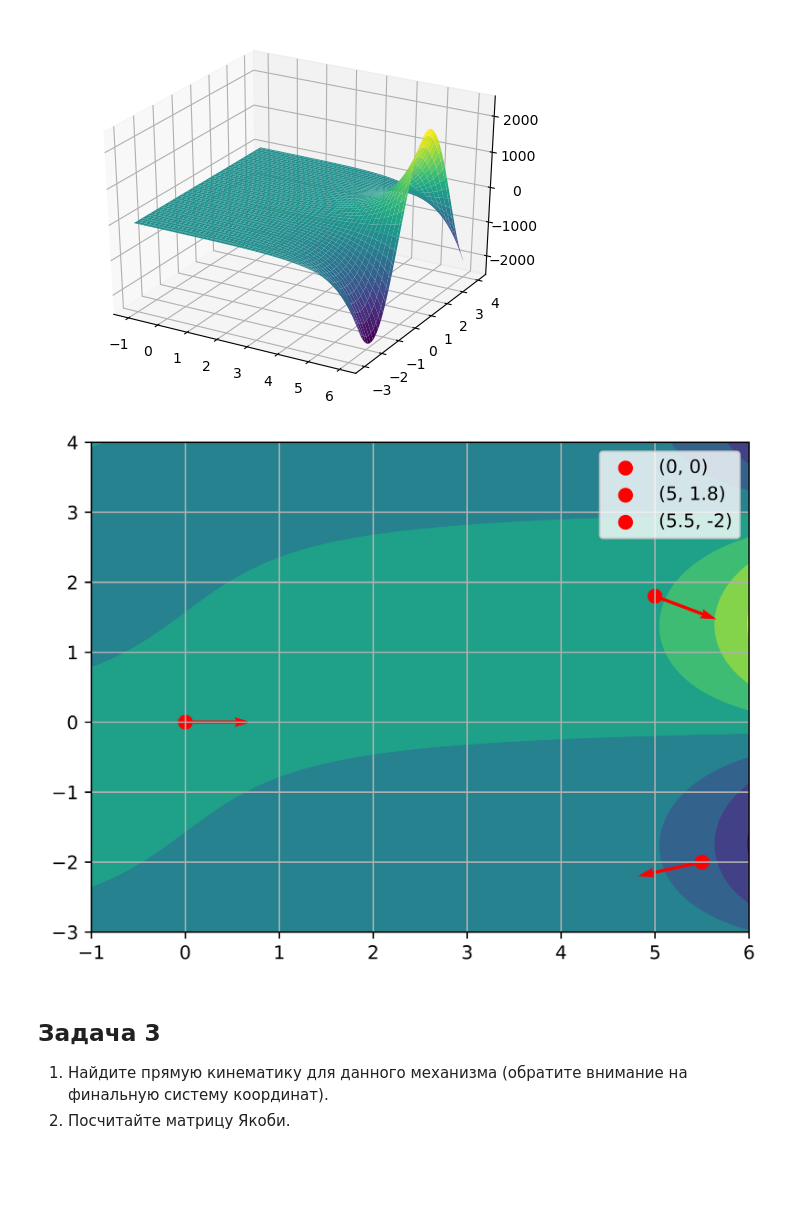
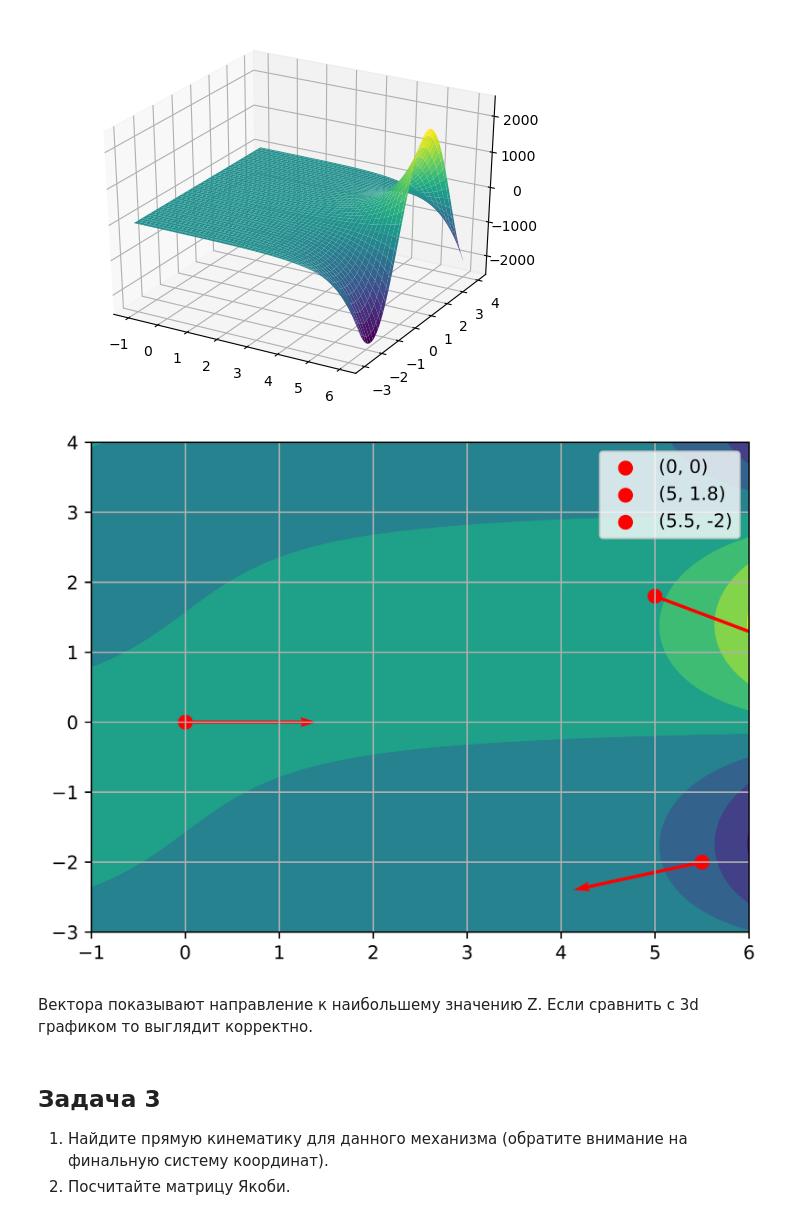
Before and after one commit to Acorn92/mathPy, a Jupyter notebook: p3/Практическая работа. Математический анализ и решение дифференциальных уравнений.ipynb, the cells around one changed output. Drawn from its saved outputs; the diff is of its cells as text; code cells hidden in the pictures; blank space fills up the shorter version.

```diff
--- a/p3/Практическая работа. Математический анализ и решение дифференциальных уравнений.ipynb
+++ b/p3/Практическая работа. Математический анализ и решение дифференциальных уравнений.ipynb
@@ -228,23 +228,25 @@ plt.show()
 # %%
 fig2D = plt.figure(dpi=1000)
 
 contour = plt.contourf(X,Y,F)
 # plt.colorbar(contour, label='f(x, y)')
 
 points = [(0,0), (5, 1.8), (5.5, -2)]
 
 for (x_p, y_p) in points:
     grad_x = dfdx.subs({'x':x_p, 'y':y_p})
     grad_y = dfdy.subs({'x':x_p, 'y':y_p})
     grad_l = np.sqrt(int(grad_x)**2 + int(grad_y)**2)
-    plt.quiver(x_p, y_p, int(grad_x)/grad_l, int(grad_y)/grad_l, color='red', scale=10, width=0.005)
+    plt.quiver(x_p, y_p, int(grad_x)/grad_l, int(grad_y)/grad_l, color='red', scale=5, width=0.005)
     plt.scatter(x_p, y_p, color='red', s=50, label=f'({x_p}, {y_p})')
 
 plt.legend()
 plt.grid()
 plt.show()
 # %% [output]
-[figure, old version]
+[figure, new version]
+# %% [markdown]
+Вектора показывают направление к наибольшему значению Z. Если сравнить с 3d графиком то выглядит корректно.
 # %% [markdown]
 ## Задача 3
 1. Найдите прямую кинематику для данного механизма (обратите внимание на финальную систему координат).
```
Also changed, not shown: parts of 9 cells of this notebook, 2 other files.
